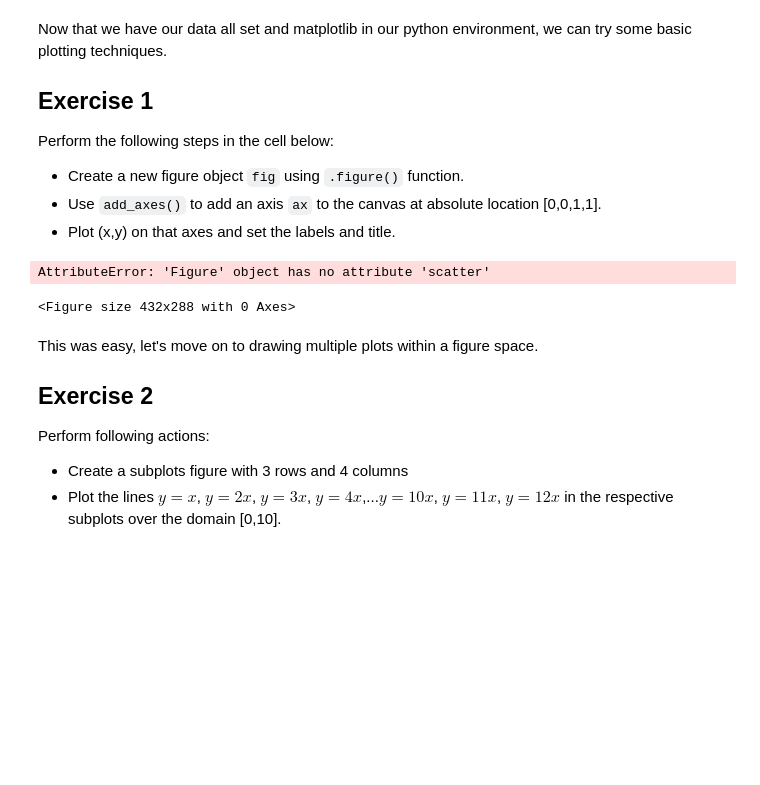
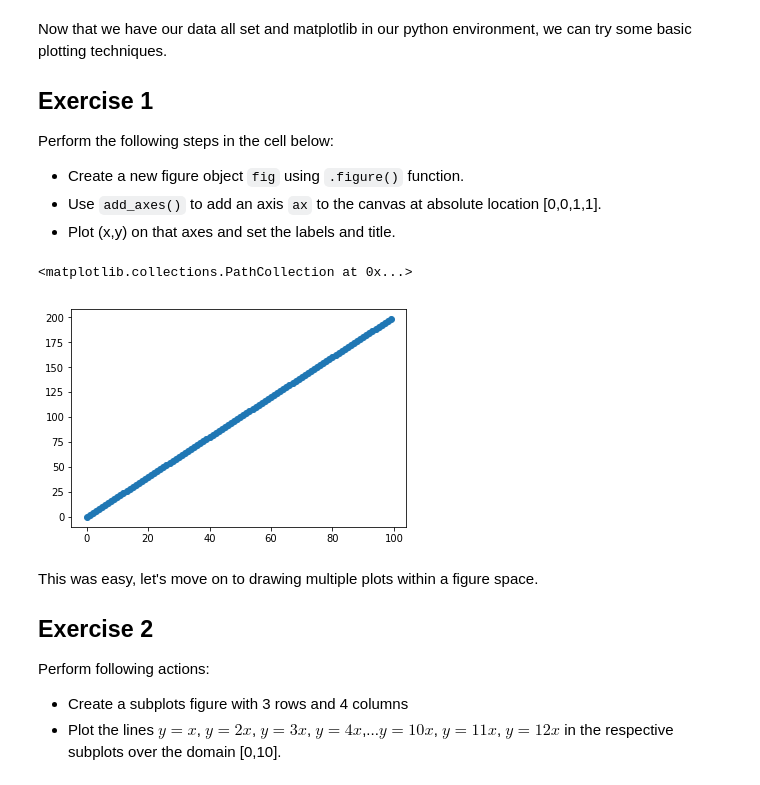
Before and after one commit to nsragow/dsc-more-practice-with-matplotlib-lab-nyc-ds-career-042219, a Jupyter notebook: index.ipynb, the cells around one changed output. Cells and saved outputs as stored; diff of their text form; code cells hidden in the pictures; blank space fills up the shorter version.

```diff
--- a/index.ipynb
+++ b/index.ipynb
@@ -61,11 +61,11 @@ Perform the following steps in the cell below:
 * Plot (x,y) on that axes and set the labels and title.
 # %%
 fig = plt.figure()
-ax =  fig.add_subplot()
-ax.scatter(x,y)
+ax =  fig.add_subplot(111)
+ax.lin(x,y)
 # %% [output]
-AttributeError: 'Figure' object has no attribute 'scatter'
+<matplotlib.collections.PathCollection at 0x...>
-<Figure size 432x288 with 0 Axes>
+[figure, added]
 # %% [markdown]
 This was easy, let's move on to drawing multiple plots within a figure space.
 
```
